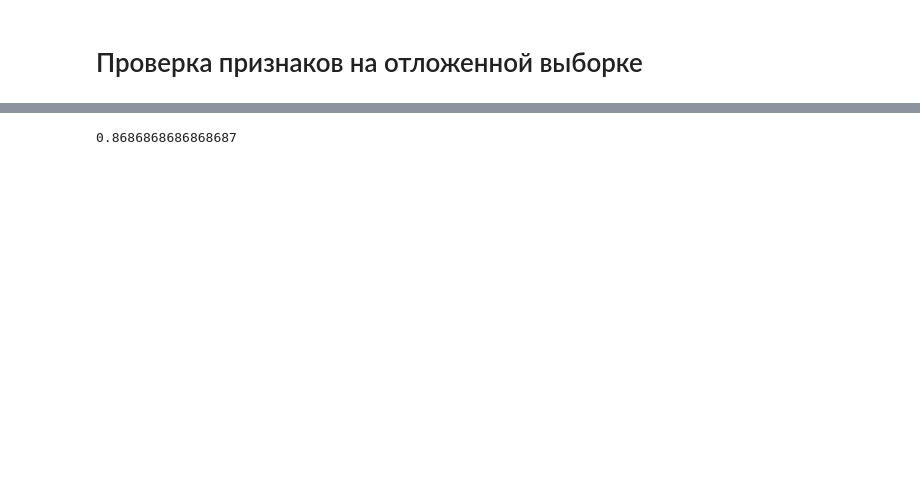
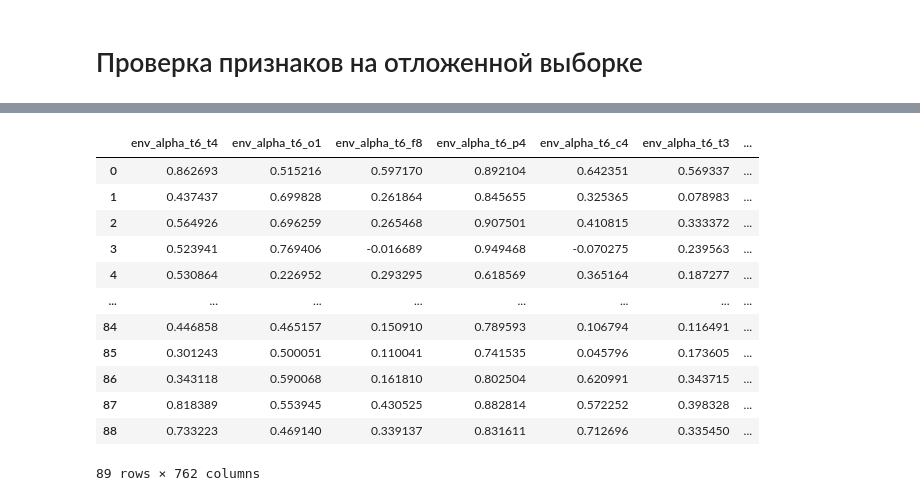
Before and after one commit to ledovsky/eeg-research, a Jupyter notebook: validation_experiments/201022 - Train test features research.ipynb, the cells around one changed output, grey strips where cells are left out. Cells and saved outputs as stored; diff of their text form; code cells hidden in the pictures; blank space fills up the shorter version.

```diff
--- a/validation_experiments/201022 - Train test features research.ipynb
+++ b/validation_experiments/201022 - Train test features research.ipynb
@@ -5,9 +5,9 @@
 import sys
 sys.path.append('../')
 
-from os.path import join
+from pathlib import Path
 
-import pipeline.features
-import pipeline.models
+from pipeline.features import get_merged_df
+from pipeline import models, validation
 
-base_path = '../../own_data/191104_depr_splits_features/'
+base_path = Path('../../own_data/191104_depr_splits_features/')
@@ -198,4 +49,19 @@ res_2 = pipeline.models.kfold(df_2[features_val].fillna(0).values, df_2['target'
-# %%
-res_2.roc_auc
-# %% [output]
-0.8686868686868687
+# %%
+dir = '60s_0_0_60'
+df = get_merged_df(base_path/dir, feature_methods)
+features = list(df.columns.difference(['fn', 'target']))
+df
+# %% [output]
+|  | env_alpha_t6_t4 | env_alpha_t6_o1 | env_alpha_t6_f8 | env_alpha_t6_p4 | env_alpha_t6_c4 | env_alpha_t6_t3 | ... |
+| 0 | 0.862693 | 0.515216 | 0.597170 | 0.892104 | 0.642351 | 0.569337 | ... |
+| 1 | 0.437437 | 0.699828 | 0.261864 | 0.845655 | 0.325365 | 0.078983 | ... |
+| 2 | 0.564926 | 0.696259 | 0.265468 | 0.907501 | 0.410815 | 0.333372 | ... |
+| 3 | 0.523941 | 0.769406 | -0.016689 | 0.949468 | -0.070275 | 0.239563 | ... |
+| 4 | 0.530864 | 0.226952 | 0.293295 | 0.618569 | 0.365164 | 0.187277 | ... |
+| ... | ... | ... | ... | ... | ... | ... | ... |
+| 84 | 0.446858 | 0.465157 | 0.150910 | 0.789593 | 0.106794 | 0.116491 | ... |
+| 85 | 0.301243 | 0.500051 | 0.110041 | 0.741535 | 0.045796 | 0.173605 | ... |
+| 86 | 0.343118 | 0.590068 | 0.161810 | 0.802504 | 0.620991 | 0.343715 | ... |
+| 87 | 0.818389 | 0.553945 | 0.430525 | 0.882814 | 0.572252 | 0.398328 | ... |
+| 88 | 0.733223 | 0.469140 | 0.339137 | 0.831611 | 0.712696 | 0.335450 | ... |
+89 rows × 762 columns
```
Also changed, not shown: parts of 26 cells of this notebook, 3 other files.
